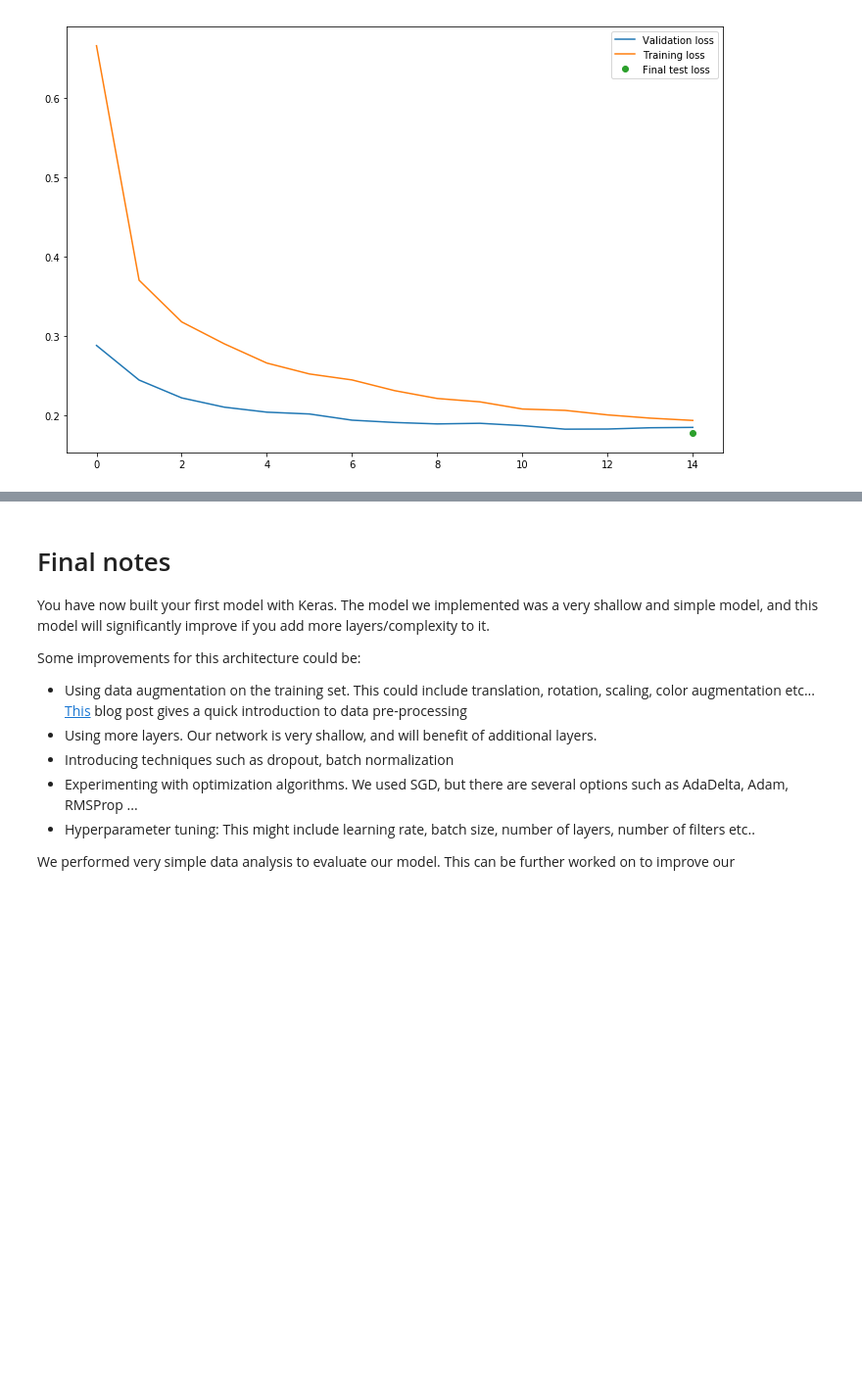
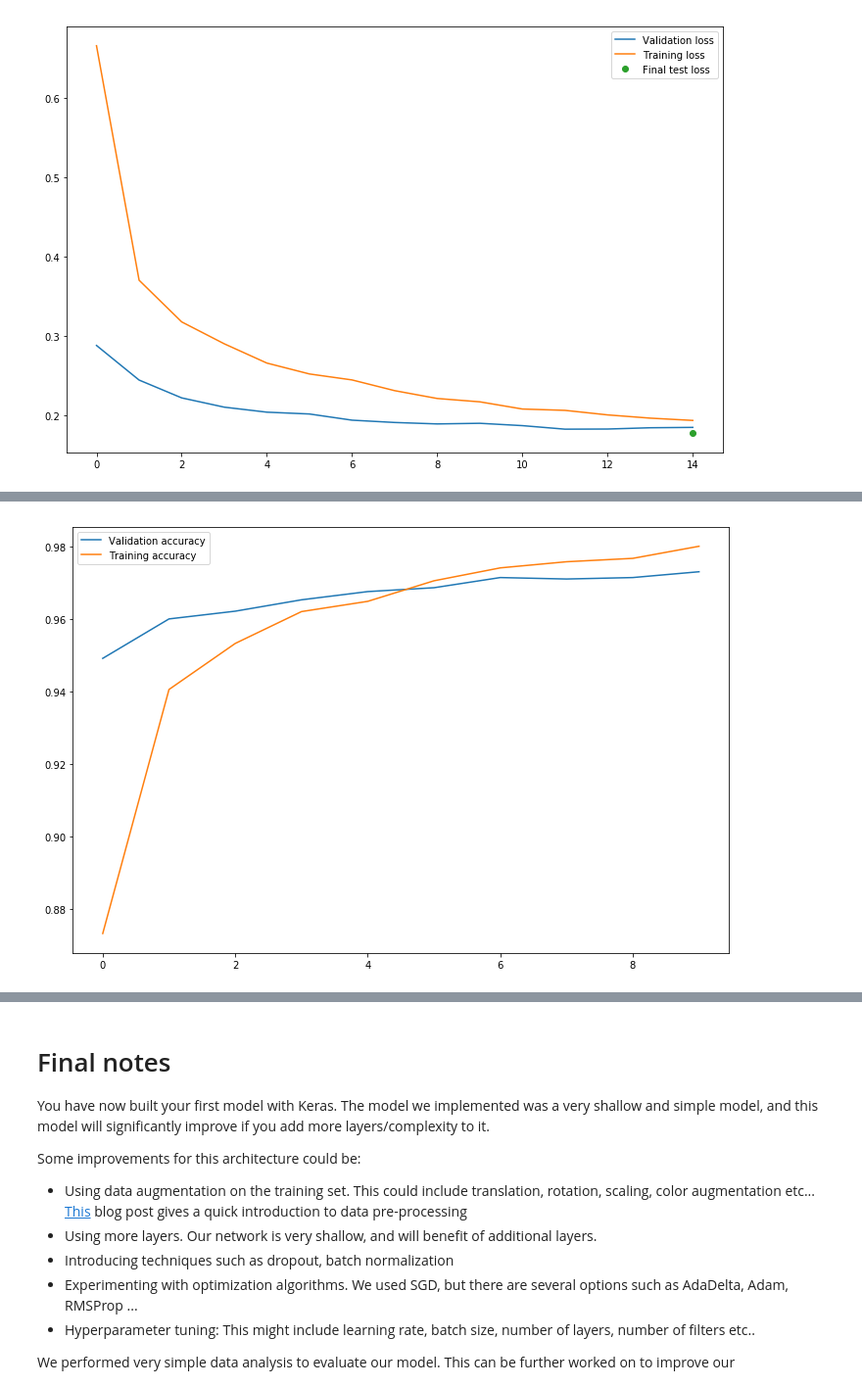
Before and after one commit to vegarab/mnist-digit-recognition-nn, a Jupyter notebook: docs/mnist-project.ipynb, the cells around one changed output, grey strips where cells are left out. Shown at 98% size. Drawn from its saved outputs; the diff is of its cells as text; code cells hidden in the pictures; blank space fills up the shorter version.

```diff
--- a/docs/mnist-project.ipynb
+++ b/docs/mnist-project.ipynb
@@ -241,0 +305,9 @@ plt.show()
+# %%
+# plot accuracy
+plt.figure(figsize=(12, 8))
+plt.plot(history['val_acc'], label='Validation accuracy')
+plt.plot(history['acc'], label='Training accuracy')
+plt.legend()
+plt.show()
+# %% [output]
+[figure, added]
```
Also changed, not shown: parts of 15 cells of this notebook, 7 other files.
